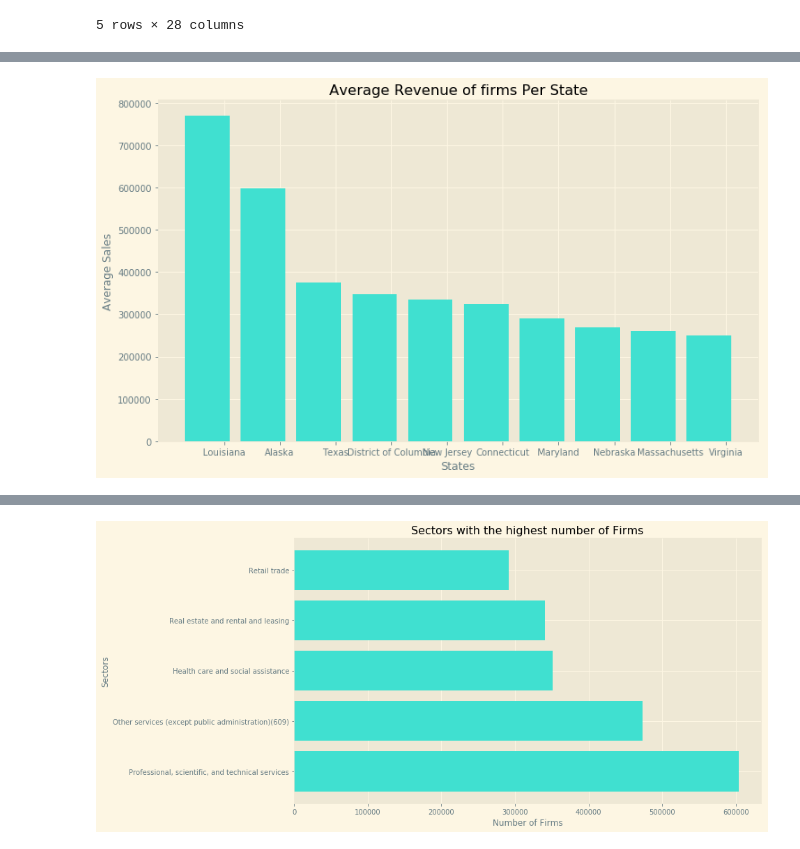
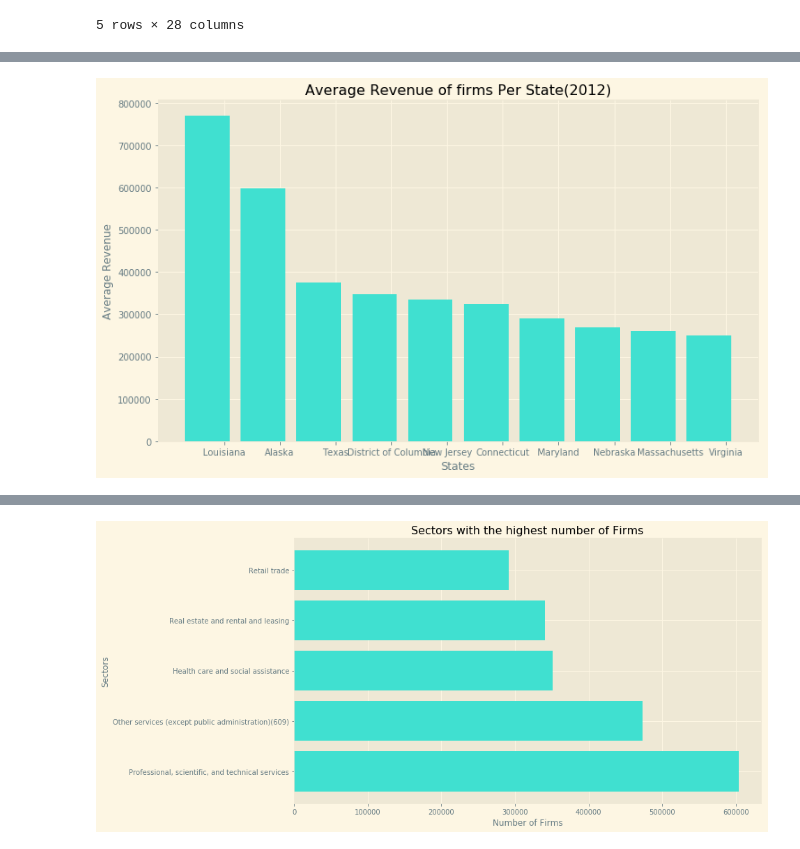
Before and after one commit to tafolabi/Project_Alpha, a Jupyter notebook: Project_Alpha.ipynb, the cells around one changed output, grey strips where cells are left out. Saved outputs shown, nothing was run; the diff lists cells and outputs as text; code cells hidden in the pictures.

```diff
--- a/Project_Alpha.ipynb
+++ b/Project_Alpha.ipynb
@@ -136,31 +132,31 @@ plt.savefig("Output/revenue_per_employment2012.png")
 # %%
 #create new column in master sheet with Avergage sales per firm
 my_new_data['Total Firm Sales'] = my_new_data['Total Firm Sales'].astype(float)
 my_new_data['Number of Firms'] = my_new_data['Number of Firms'].astype(float)
 my_new_data["Average Sales"] = my_new_data["Total Firm Sales"] / my_new_data["Number of Firms"]
 #groupby state and maximum Average to extract total firms in each state
 average = my_new_data.groupby('State').agg({'Average Sales':'max'})
 #sort values in ascending order to get the 10 highest states
 average = average.sort_values("Average Sales", ascending=False)
 #select the top 10 states
 average = average.head(10)
 # reset index of the data frame
 average.reset_index(inplace=True)
 # add all values to a list to plot bar chart
 average_x = average["State"].tolist()
 average_y = average["Average Sales"].tolist()
 #plot the bar chart for the 10 cities
 xpos = np.arange(len(average_x))
 plt.xticks(xpos+0.3, average_x)
 plt.bar(average_x, average_y, color="turquoise", align="center")
 
-plt.title("Average Revenue of firms Per State")
+plt.title("Average Revenue of firms Per State(2012)")
 plt.xlabel("States")
-plt.ylabel("Average Sales")
+plt.ylabel("Average Revenue")
 plt.legend
-plt.savefig("Output/average_rev_state2012.png")
+plt.savefig("Output/average_rev_per_state2012.png")
 # %% [output]
-[figure, old version]
+[figure, new version]
 # %%
 # Drop total firms for each sector in order to retrieve values for individual sectors
 drop = new_data[new_data.Sector != "Total for all sectors"]
```
Also changed, not shown: parts of 5 cells of this notebook, 7 other files.
